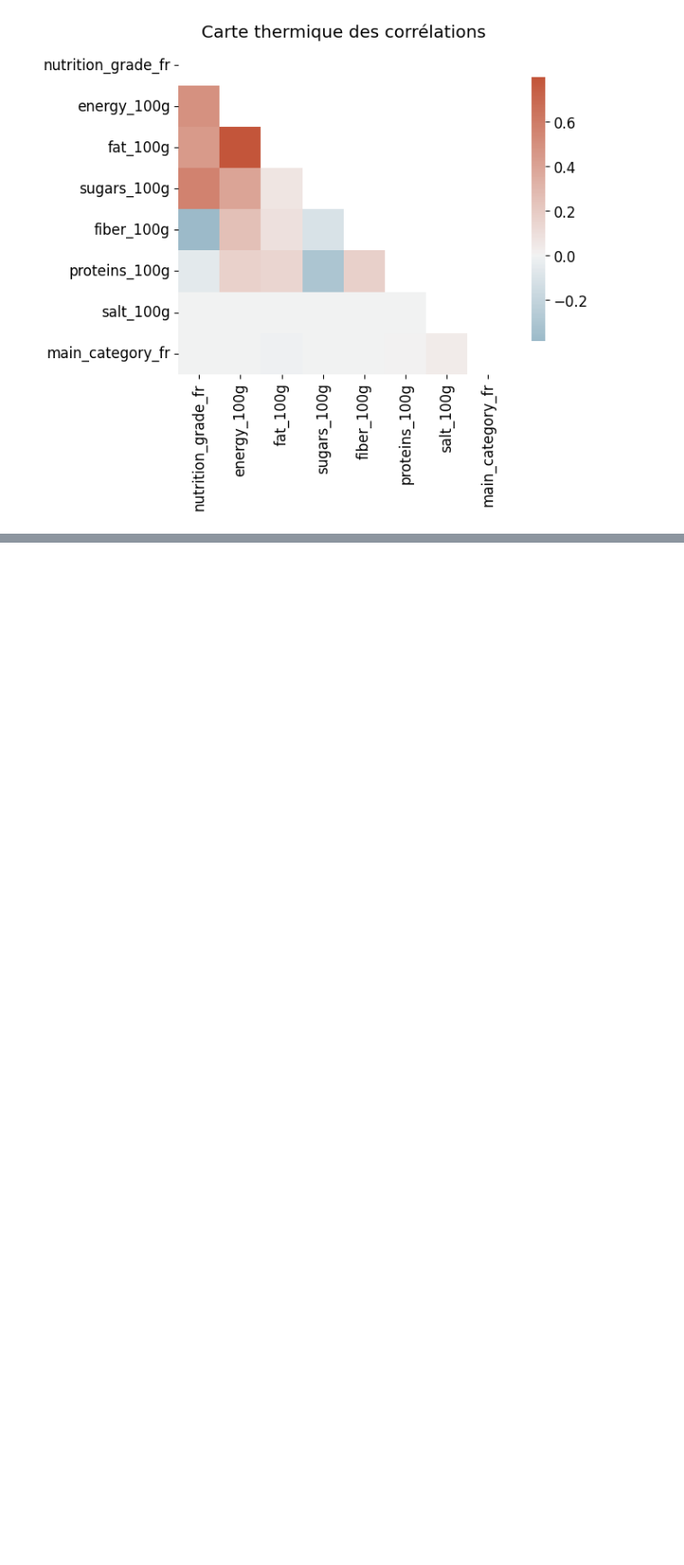
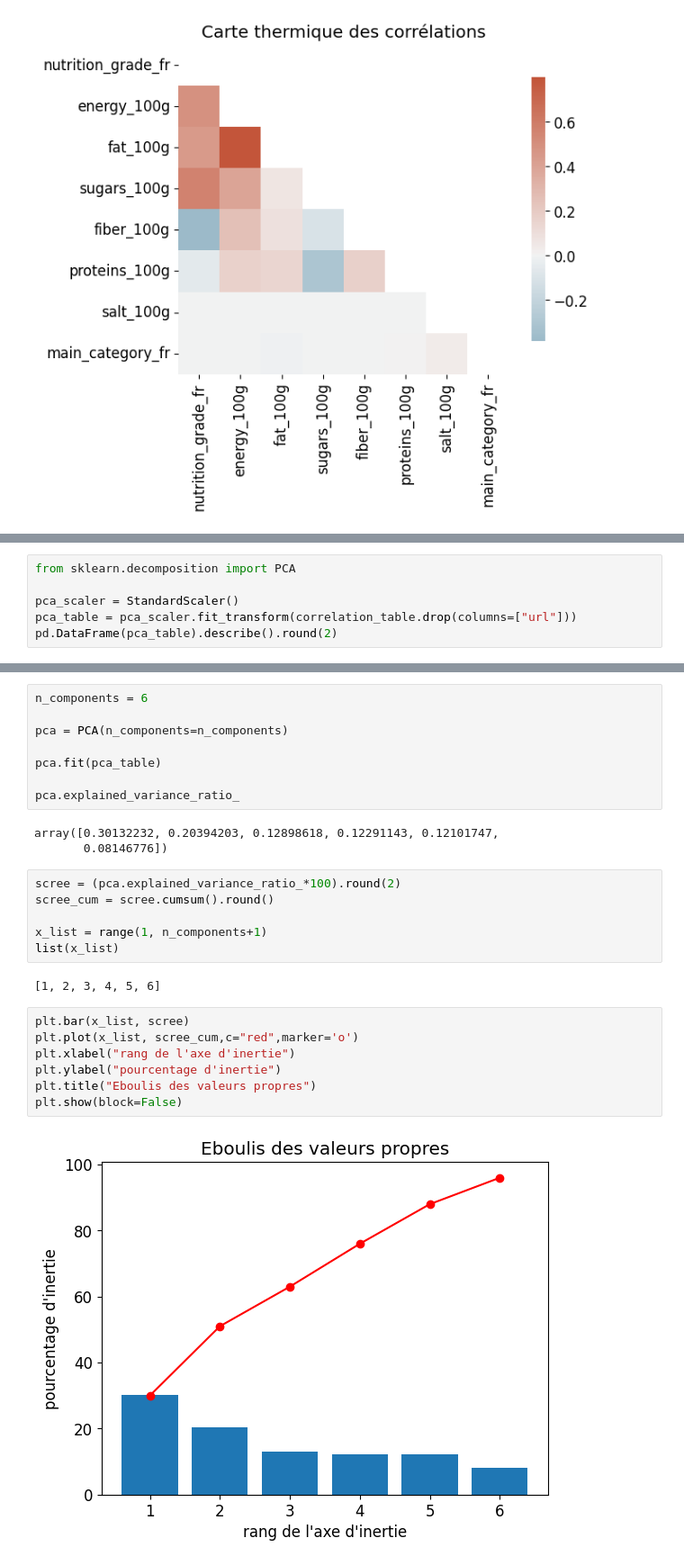
Before and after one commit to tdechanet/IAEngP3, a Jupyter notebook: analyze.ipynb, the cells around one changed output, grey strips where cells are left out. Shown at 90% size. Cells and saved outputs as stored; diff of their text form; blank space fills up the shorter version.

```diff
--- a/analyze.ipynb
+++ b/analyze.ipynb
@@ -338,0 +341,6 @@ plt.show()
+# %%
+from sklearn.decomposition import PCA
+
+pca_scaler = StandardScaler()
+pca_table = pca_scaler.fit_transform(correlation_table.drop(columns=["url"]))
+pd.DataFrame(pca_table).describe().round(2)
@@ -338,0 +357,28 @@ plt.show()
+# %%
+n_components = 6
+
+pca = PCA(n_components=n_components)
+
+pca.fit(pca_table)
+
+pca.explained_variance_ratio_
+# %% [output]
+array([0.30132232, 0.20394203, 0.12898618, 0.12291143, 0.12101747,
+       0.08146776])
+# %%
+scree = (pca.explained_variance_ratio_*100).round(2)
+scree_cum = scree.cumsum().round()
+
+x_list = range(1, n_components+1)
+list(x_list)
+# %% [output]
+[1, 2, 3, 4, 5, 6]
+# %%
+plt.bar(x_list, scree)
+plt.plot(x_list, scree_cum,c="red",marker='o')
+plt.xlabel("rang de l'axe d'inertie")
+plt.ylabel("pourcentage d'inertie")
+plt.title("Eboulis des valeurs propres")
+plt.show(block=False)
+# %% [output]
+[figure, added]
```
Also changed, not shown: parts of 6 cells of this notebook.
